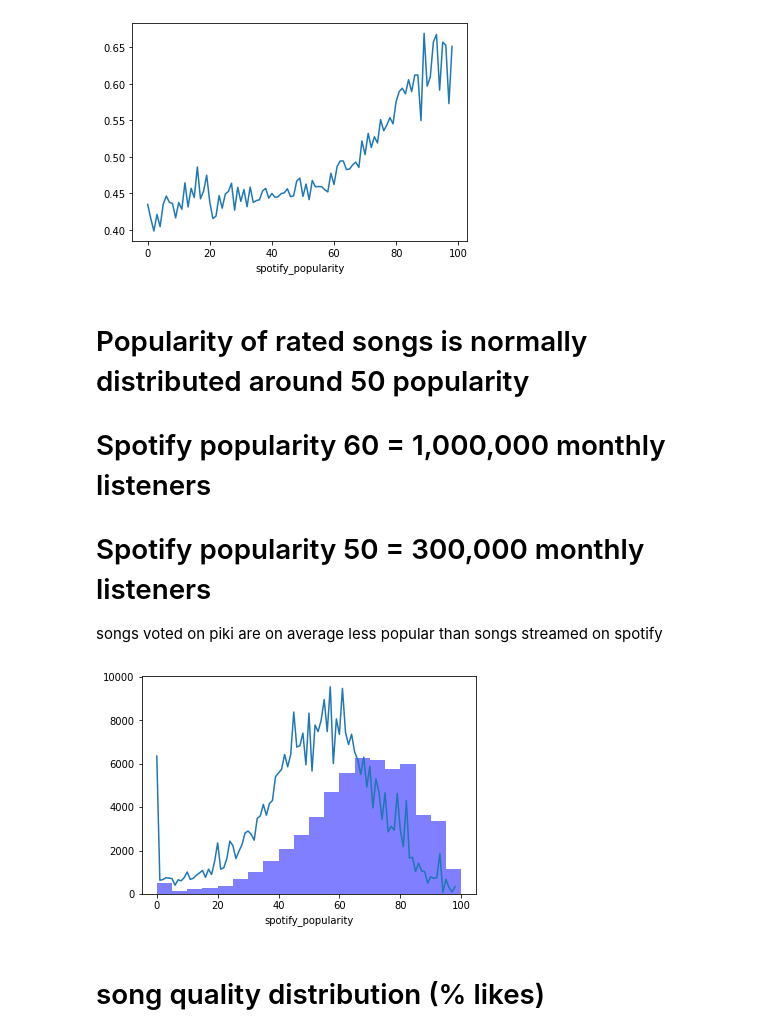
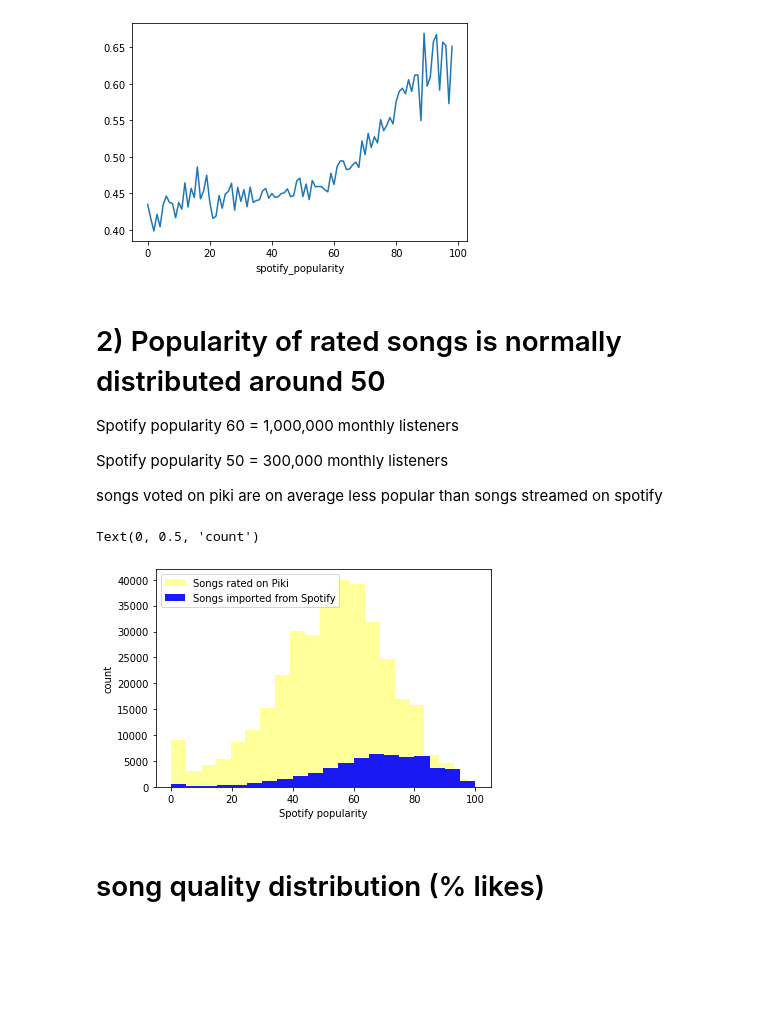
Before and after one commit to sstoikov/music-recommender, a Jupyter notebook: MusicRecommender.ipynb, the cells around one changed output. Drawn from its saved outputs; the diff is of its cells as text; code cells hidden in the pictures; blank space fills up the shorter version.

```diff
--- a/MusicRecommender.ipynb
+++ b/MusicRecommender.ipynb
@@ -22,6 +22,6 @@ piki_spotify_imports = pd.read_csv("piki_user_songs.csv",engine='python')
 mkt_share=piki_spotify_imports.groupby('pop_decile')['pop_decile'].count()/piki_spotify_imports.count()[0] #.sort_values(ascending=False)
 artists=[]
 pop_deciles=[]
-for index, song in piki_user_songs.iterrows():
+for index, song in piki_spotify_imports.iterrows():
     artists.append(song['artist'])
     pop_deciles.append(song['pop_decile'])
@@ -41,11 +40,11 @@ interactions_from_selected_users_df.groupby(['spotify_popularity']).mean()['like
 <matplotlib.axes._subplots.AxesSubplot at 0x...>
 [figure]
 # %% [markdown]
-# Popularity of rated songs is normally distributed around 50 popularity
+# 2) Popularity of rated songs is normally distributed around 50
 
-# Spotify popularity 60 = 1,000,000 monthly listeners
+Spotify popularity 60 = 1,000,000 monthly listeners
 
-# Spotify popularity 50 = 300,000 monthly listeners
+Spotify popularity 50 = 300,000 monthly listeners
 
 songs voted on piki are on average less popular than songs streamed on spotify
 # %%
@@ -53,14 +52,19 @@ piki_spotify_imports = pd.read_csv("piki_user_songs.csv",engine='python')
 mkt_share=piki_spotify_imports.groupby('pop_decile')['pop_decile'].count()/piki_spotify_imports.count()[0] #.sort_values(ascending=False)
 artists=[]
 pop_deciles=[]
-for index, song in piki_user_songs.iterrows():
+for index, song in piki_spotify_imports.iterrows():
     artists.append(song['artist'])
     pop_deciles.append(song['pop_decile'])
-
-interactions_from_selected_users_df.groupby(['spotify_popularity']).count()['liked'].plot()
-n, bins, patches = plt.hist(pop_deciles, 20, facecolor='blue', alpha=0.5)
-# %% [output]
-[figure, removed]
+# %%
+#interactions_from_selected_users_df.groupby(['spotify_popularity']).count()['liked'].plot()
+plt.hist(interactions_from_selected_users_df['spotify_popularity'], 20, facecolor='yellow', alpha=0.4,label='Songs rated on Piki')
+n, bins, patches = plt.hist(pop_deciles, 20, facecolor='blue', alpha=0.9,label='Songs imported from Spotify')
+plt.legend()
+plt.xlabel('Spotify popularity')
+plt.ylabel('count')
+# %% [output]
+Text(0, 0.5, 'count')
+[figure, added]
 # %% [markdown]
 # song quality distribution (% likes)
 # %%
```
Also changed, not shown: parts of 40 cells of this notebook, 1 other file.
